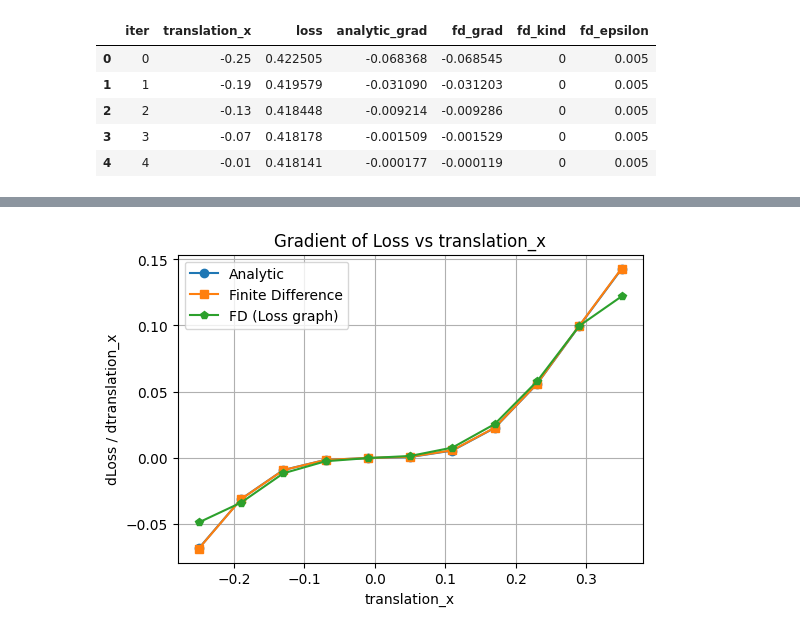
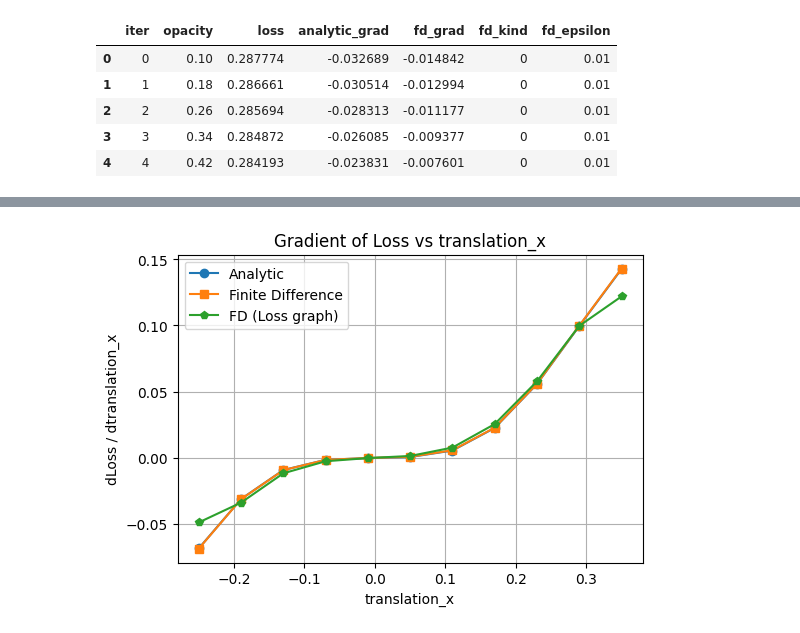
Before and after one commit to M-Gjerde/DifferentiablePointRendering, a Jupyter notebook: python/finite_difference/notebook_scatter.ipynb, the cells around one changed output, grey strips where cells are left out. Saved outputs shown, nothing was run; the diff lists cells and outputs as text; code cells hidden in the pictures.

```diff
--- a/python/finite_difference/notebook_scatter.ipynb
+++ b/python/finite_difference/notebook_scatter.ipynb
@@ -1,31 +1,31 @@
 # %%
 import pandas as pd
 from pathlib import Path
 
 test = "0"
 index = "2"
-parameter= "translation_x"
+parameter= "opacity"
 scene = "cornell_overlap"
 camera = "camera1"
 csv_path = Path(f"Output/{scene}/{parameter}/{index}/{test}/{camera}_{parameter}_sweep.csv")
 
 if not csv_path.exists():
     raise FileNotFoundError(f"CSV file not found: {csv_path}")
 
 df = pd.read_csv(csv_path)
 
 required_columns = {f"{parameter}", "loss", "analytic_grad", "fd_grad"}
 if not required_columns.issubset(df.columns):
     raise RuntimeError(f"CSV must contain columns: {required_columns}")
 
 df.head()
 # %% [output]
-|  | iter | translation_x | loss | analytic_grad | fd_grad | fd_kind | fd_epsilon |
-| 0 | 0 | -0.25 | 0.422505 | -0.068368 | -0.068545 | 0 | 0.005 |
-| 1 | 1 | -0.19 | 0.419579 | -0.031090 | -0.031203 | 0 | 0.005 |
-| 2 | 2 | -0.13 | 0.418448 | -0.009214 | -0.009286 | 0 | 0.005 |
-| 3 | 3 | -0.07 | 0.418178 | -0.001509 | -0.001529 | 0 | 0.005 |
-| 4 | 4 | -0.01 | 0.418141 | -0.000177 | -0.000119 | 0 | 0.005 |
+|  | iter | opacity | loss | analytic_grad | fd_grad | fd_kind | fd_epsilon |
+| 0 | 0 | 0.10 | 0.287774 | -0.032689 | -0.014842 | 0 | 0.01 |
+| 1 | 1 | 0.18 | 0.286661 | -0.030514 | -0.012994 | 0 | 0.01 |
+| 2 | 2 | 0.26 | 0.285694 | -0.028313 | -0.011177 | 0 | 0.01 |
+| 3 | 3 | 0.34 | 0.284872 | -0.026085 | -0.009377 | 0 | 0.01 |
+| 4 | 4 | 0.42 | 0.284193 | -0.023831 | -0.007601 | 0 | 0.01 |
 # %%
 
 import matplotlib.pyplot as plt
```
Also changed, not shown: parts of 6 cells of this notebook, 22 other files.
